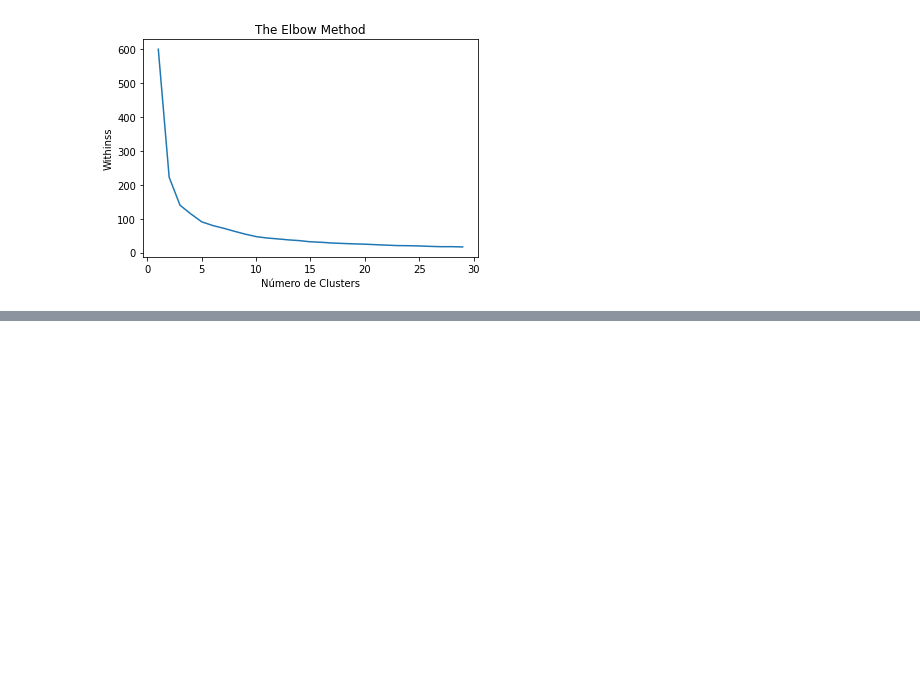
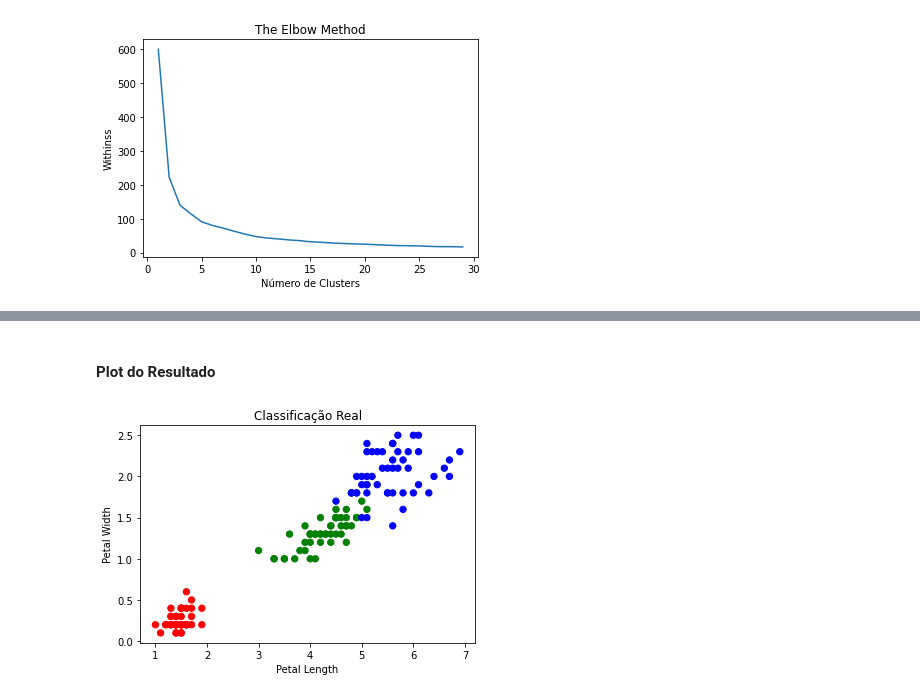
Before and after one commit to ricardobreis/Cluster-Analysis-Iris, a Jupyter notebook: kmeans.ipynb, the cells around one changed output, grey strips where cells are left out. Cells and saved outputs as stored; diff of their text form; code cells hidden in the pictures; blank space fills up the shorter version.

Commit message:
Plotting results

```diff
--- a/kmeans.ipynb
+++ b/kmeans.ipynb
@@ -62,3 +65,12 @@ features
+# %%
+features = features.rename(
+    columns = {
+        "sepal length (cm)" : "sepal_length",
+        "sepal width (cm)" : "sepal_width",
+        "petal length (cm)" : "petal_length",
+        "petal width (cm)" : "petal_width"
+    }
+)
 # %%
 target = pd.DataFrame(iris.target)
 target
@@ -114,0 +137,12 @@ array([1, 1, 1, 1, 1, 1, 1, 1, 1, 1, 1, 1, 1, 1, 1, 1, 1, 1, 1, 1, 1, 1,
+# %% [markdown]
+#### Plot do Resultado
+# %%
+cores = np.array(['red','green','blue'])
+# %%
+plt.scatter(features.petal_length, features.petal_width,c=cores[iris.target],s=40)
+plt.title('Classificação Real')
+plt.xlabel('Petal Length')
+plt.ylabel('Petal Width')
+plt.show()
+# %% [output]
+[figure, added]
```
Also changed, not shown: parts of 7 cells of this notebook.
